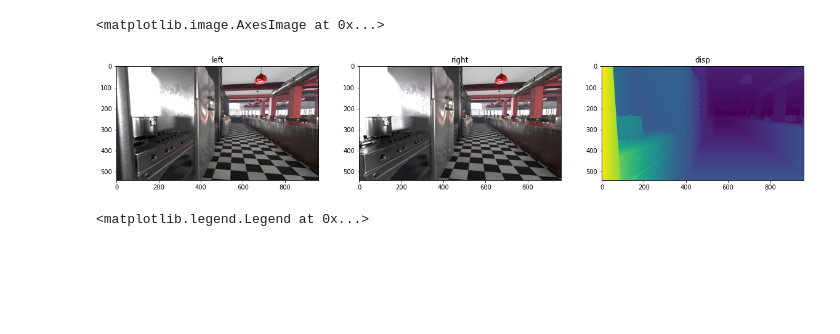
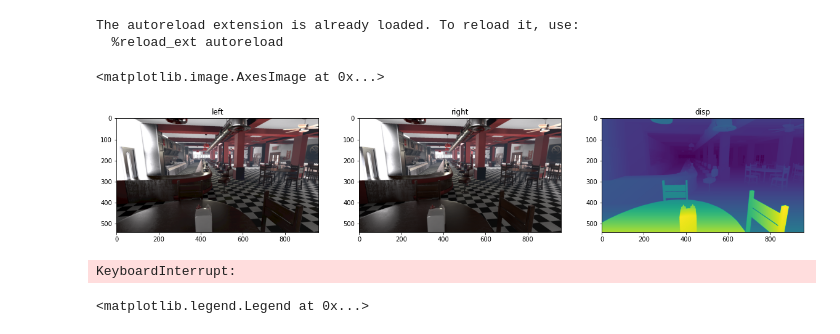
Before and after one commit to rowandempster/Unsupervised-Disparity-Estimation, a Jupyter notebook: src/IRS_exp.ipynb, the cells around one changed output. Drawn from its saved outputs; the diff is of its cells as text; code cells hidden in the pictures; blank space fills up the shorter version.

```diff
--- a/src/IRS_exp.ipynb
+++ b/src/IRS_exp.ipynb
@@ -22,33 +22,35 @@ DEVICE = 'cuda:0'
 # %%
 # Load the IRS/lists/IRS_metal_test.list file into the IRSDataset
 %load_ext autoreload
 %autoreload 2
 
 from IRS.dataloader.IRSLoader import IRSDataset
 import matplotlib.pyplot as plt
 import torch
 
 
 DATA_DIR = "/data"
 dataset = IRSDataset(txt_file=NEW_LIST, root_dir=DATA_DIR, phase='visualize')
 # good: 8, 12, 15, 26
-sample = dataset[26]
+sample = dataset[0]
 # sample = torch.utils.data.Subset(dataset, range(8,9))[0]
 im_l, im_r, disp = sample['img_left'].to(DEVICE), sample['img_right'].to(DEVICE), sample['gt_disp'].to(DEVICE)
 
 fig = plt.figure(figsize=(20,20))
 ax1 = fig.add_subplot(1,3,1)
 plt.title('left')
 ax1.imshow(im_l.cpu().moveaxis(0, -1))
 ax2 = fig.add_subplot(1,3,2)
 plt.title('right')
 ax2.imshow(im_r.cpu().moveaxis(0, -1))
 ax3 = fig.add_subplot(1,3,3)
 plt.title('disp')
 ax3.imshow(disp.cpu().moveaxis(0, -1))
 # %% [output]
-<matplotlib.image.AxesImage at 0x...>
+The autoreload extension is already loaded. To reload it, use:
+  %reload_ext autoreload
+<matplotlib.image.AxesImage at 0x...>
-[figure, old version]
+[figure, new version]
 # %%
 from collections import defaultdict
 from typing import Dict, Callable
@@ -268,6 +270,8 @@ results = eval_loss_functions(
     loss_fns=loss_fns,
     dist_fns=dist_fns,
     dataset=torch.utils.data.Subset(dataset, range(0,5)))
+# %% [output]
+KeyboardInterrupt:
 # %%
 plt.figure(figsize=(20,10))
 for loss_fn_name in loss_fns.keys():
```
Also changed, not shown: parts of 1 cell of this notebook, 2 other files.
